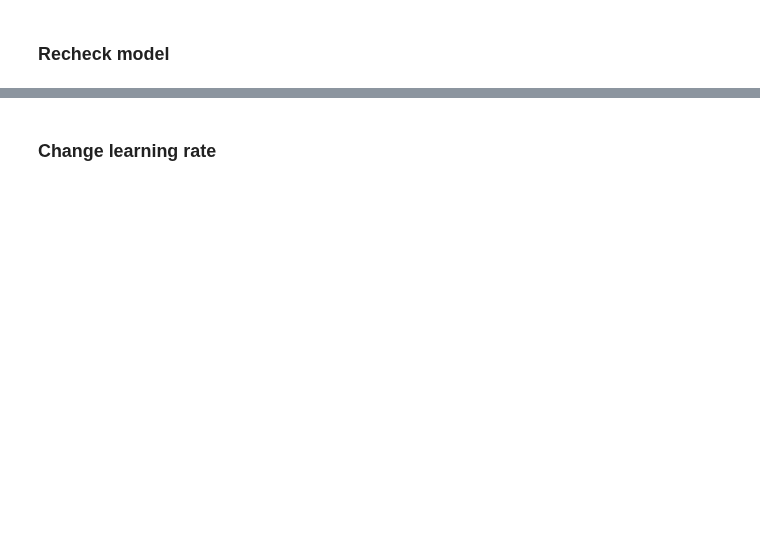
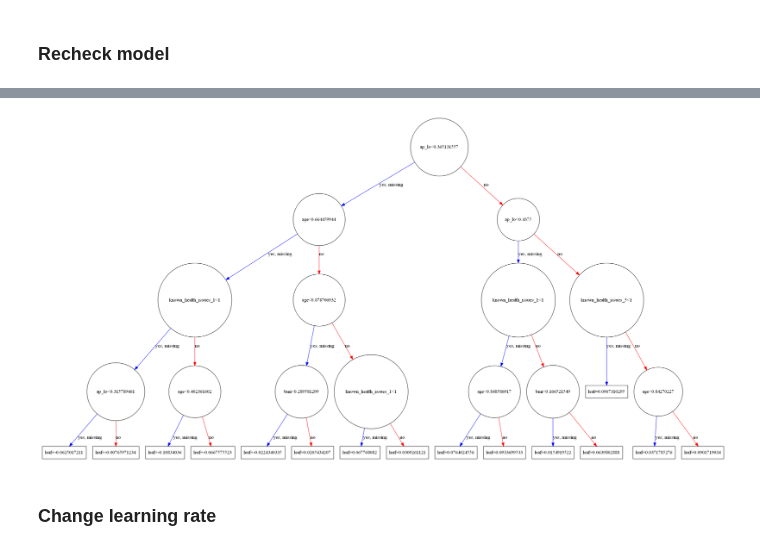
Before and after one commit to LJ171/CardioDiseaseClassification, a Jupyter notebook: 02_data_mining/xgboost.ipynb, the cells around one changed output, grey strips where cells are left out. Cells and saved outputs as stored; diff of their text form; code cells hidden in the pictures; blank space fills up the shorter version.

```diff
--- a/02_data_mining/xgboost.ipynb
+++ b/02_data_mining/xgboost.ipynb
@@ -331,8 +324,8 @@ gsearch5.cv_results_, gsearch5.best_params_, gsearch5.best_score_
 param_test6 = {
  'reg_alpha':[1e-5, 1e-2, 0.1, 1, 100]
 }
-gsearch6 = GridSearchCV(estimator = XGBClassifier( learning_rate =0.1, n_estimators=70, max_depth=4,
- min_child_weight=6, gamma=0, subsample=0.95, colsample_bytree=0.75,
+gsearch6 = GridSearchCV(estimator = XGBClassifier( learning_rate =0.1, n_estimators=140, max_depth=4,
+ min_child_weight=8, gamma=0, subsample=0.8, colsample_bytree=0.7,
  objective= 'binary:logistic', nthread=4, scale_pos_weight=1,seed=27),
  param_grid = param_test6, scoring='roc_auc',n_jobs=4,cv=5)
 gsearch6.fit(x_train,y_train)
@@ -358,9 +351,9 @@ gsearch6.cv_results_, gsearch6.best_params_, gsearch6.best_score_
 # %%
 param_test7 = {
- 'reg_alpha':[0, 0.001, 0.005, 0.01, 0.05]
+ 'reg_alpha':[0.5, 0.75, 1, 1.25, 1.5, 1.75, 2]
 }
 gsearch7 = GridSearchCV(estimator = XGBClassifier( learning_rate =0.1, n_estimators=140, max_depth=4,
- min_child_weight=6, gamma=0, subsample=0.95, colsample_bytree=0.75,
+ min_child_weight=8, gamma=0, subsample=0.8, colsample_bytree=0.7,
  objective= 'binary:logistic', nthread=4, scale_pos_weight=1,seed=27),
  param_grid = param_test7, scoring='roc_auc',n_jobs=4,cv=5)
 gsearch7.fit(x_train,y_train)
@@ -390,11 +383,11 @@ model2 = XGBClassifier(
     learning_rate=0.1,
     n_estimators=140,
     max_depth=4,
-    min_child_weight=6,
+    min_child_weight=8,
     gamma=0.0,
-    subsample=0.95,
-    colsample_bytree=0.75,
-    reg_alpha=0.05,
+    subsample=0.8,
+    colsample_bytree=0.7,
+    reg_alpha=1.75,
     objective= 'binary:logistic',
     nthread=4,
     scale_pos_weight=1,
@@ -431,3 +424,9 @@ ROC Score:
+# %%
+fig, ax = plt.subplots(figsize=(30, 30))
+xgb.plot_tree(model2, num_trees=4, ax=ax)
+plt.show()
+# %% [output]
+[figure, added]
 # %% [markdown]
 ### Change learning rate
 # %%
```
Also changed, not shown: parts of 19 cells of this notebook, 1 other file.
